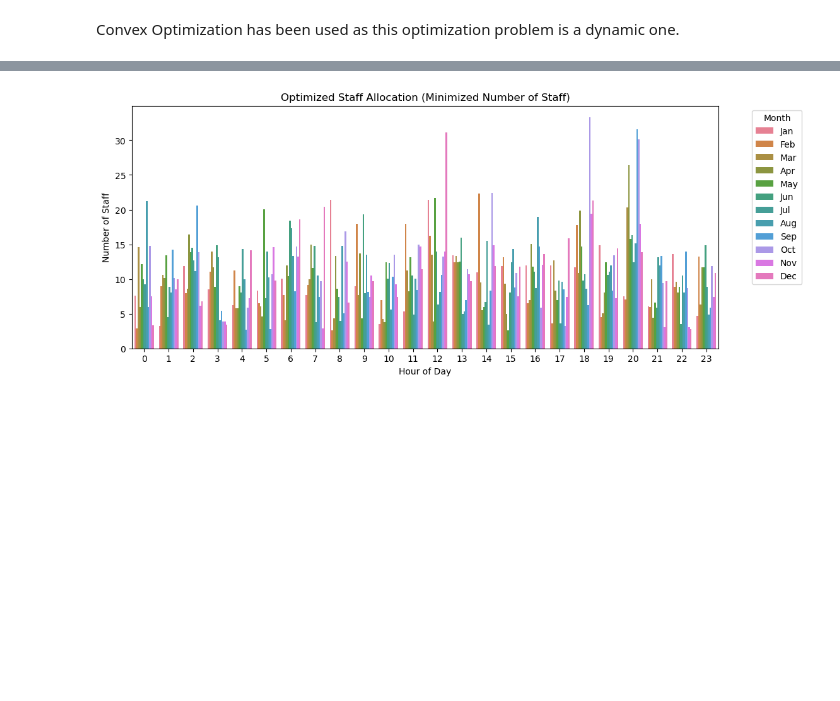
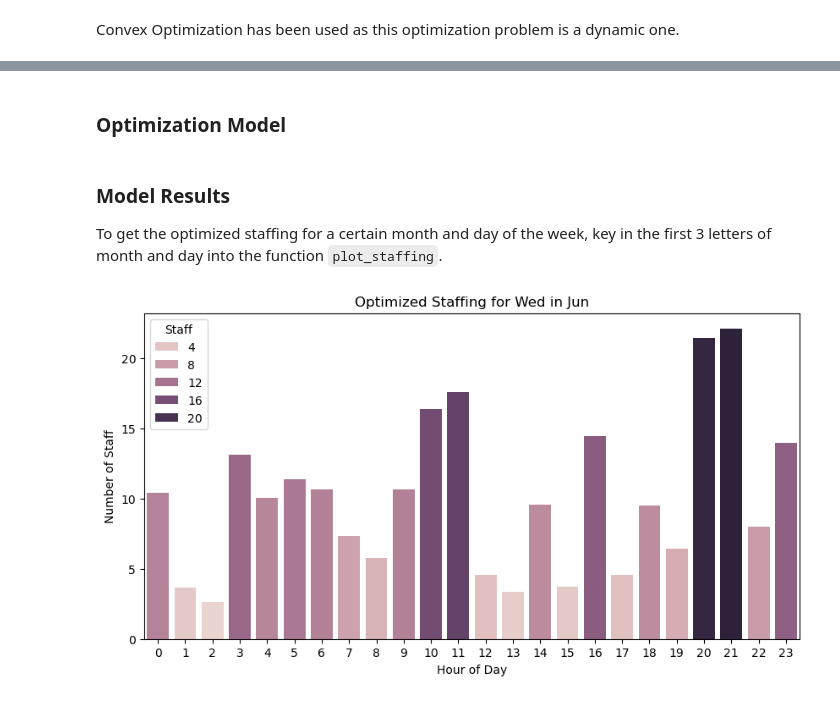
Before and after one commit to reallyjustalan/DSA3101_Group8_Project1, a Jupyter notebook: B3/DSA3101_B3_Modelling.ipynb, the cells around one changed output, grey strips where cells are left out. Saved outputs shown, nothing was run; the diff lists cells and outputs as text; code cells hidden in the pictures; blank space fills up the shorter version.

```diff
--- a/B3/DSA3101_B3_Modelling.ipynb
+++ b/B3/DSA3101_B3_Modelling.ipynb
@@ -85,38 +91,46 @@ Data required:
 - predicted demand for each month
 - average predicted surge in attendance during all special events
 - average peak periods in a day, surge in each hour
+# %% [markdown]
+### Optimization Model
 # %%
-## USE HYPOTHETICAL DATA FOR NOW ###
+### Use hypothetical data for now. Replace with our predictions. Starts here. ###
 
 # Sample Data: Predicted Demand for Each Hour, Month, and Special Events
 np.random.seed(42)
 months = ['Jan', 'Feb', 'Mar', 'Apr', 'May', 'Jun', 'Jul', 'Aug', 'Sep', 'Oct', 'Nov', 'Dec']
-time_periods = list(range(24))  # for 24 hours
+days = ['Mon', 'Tue', 'Wed', 'Thu', 'Fri', 'Sat', 'Sun']
+hours = list(range(24))  # for 24 hours
 
 # Generate synthetic demand with seasonality and special events
 data = []
 for month in months:
-    for hour in time_periods:
-        base_demand = np.random.randint(50, 300)  # Base demand
-        event_multiplier = np.random.choice([1, 1.5], p=[0.8, 0.2])  # 20% chance of event surge
-        peak_multiplier = 1.5 if hour in [12, 18, 20] else 1  # Higher demand at peak hours
-        demand = base_demand * event_multiplier * peak_multiplier
-        special_event = "Yes" if event_multiplier > 1 else "No"
-        data.append([month, hour, special_event, demand])
+    for day in days:
+        for hour in hours:
+            base_demand = np.random.randint(50, 300)  # Base demand
+            event_multiplier = np.random.choice([1, 1.5], p=[0.8, 0.2])  # 20% chance of event surge
+            peak_multiplier = 1.5 if hour in [12, 18, 20] else 1  # Higher demand at peak hours
+            day_multiplier = 1.2 if day in ['Sat', 'Sun'] else 1
+            demand = base_demand * event_multiplier * peak_multiplier * day_multiplier
+            special_event = "Yes" if event_multiplier > 1 else "No"
+            data.append([month, day, hour, special_event, demand])
 
-df = pd.DataFrame(data, columns=['Month', 'Hour', 'Special_Event', 'Predicted_Demand'])
+df = pd.DataFrame(data, columns=['Month', 'Day', 'Hour', 'Special_Event', 'Predicted_Demand'])
+
+### Use hypothetical data for now. Replace with our predictions. Ends here. ###
+
 
 # Decision variables for staffing per month and hour
-staff = {(month, hour): cp.Variable(nonneg=True) for month in months for hour in time_periods}
+staff = {(month, day, hour): cp.Variable(nonneg=True) for month in months for day in days for hour in hours}
 
 # Define objective function: Minimize total number of staff
-objective = cp.Minimize(cp.sum([staff[month, hour] for month in months for hour in time_periods]))
+objective = cp.Minimize(cp.sum([staff[month, day, hour] for month in months for day in days for hour in hours]))
 
 # Constraints: Ensure sufficient staff for predicted demand
 constraints = []
-for month, hour in staff.keys():
-    demand = df[(df['Month'] == month) & (df['Hour'] == hour)]['Predicted_Demand'].values[0]
-    constraints.append(staff[month, hour] >= demand / 20) # Assumption that each staff can serve 20 guests
+for month, day, hour in staff.keys():
+    demand = df[(df['Month'] == month) & (df['Day'] == day) & (df['Hour'] == hour)]['Predicted_Demand'].values[0]
+    constraints.append(staff[month, day, hour] >= demand / 20) # Assumption: each staff can serve 20 guests
 
 # Solve the optimization problem
 problem = cp.Problem(objective, constraints)
@@ -126,22 +140,35 @@ problem.solve()
 if problem.status == cp.OPTIMAL:
 
     # Extract optimized staffing
-    optimized_staffing = {(month, hour): staff[month, hour].value for month in months for hour in time_periods}
+    optimized_staffing = {(month, day, hour): staff[month, day, hour].value for month in months for day in days for hour in hours}
 
     # Convert results into DataFrame for visualization
-    staff_schedule = pd.DataFrame([(month, hour, v) for (month, hour), v in optimized_staffing.items()],
-                                  columns=['Month', 'Hour', 'Staff'])
-    staff_schedule.set_index(['Month', 'Hour'], inplace=True)
+    staff_schedule = pd.DataFrame([(month, day, hour, v) for (month, day, hour), v in optimized_staffing.items()],
+                                  columns=['Month', 'Day', 'Hour', 'Staff'])
 
     # Visualization
-    plt.figure(figsize=(12,5))
-    sns.barplot(data=staff_schedule.reset_index(), x="Hour", y="Staff", hue="Month")
-    plt.title("Optimized Staff Allocation (Minimized Number of Staff)")
-    plt.xlabel("Hour of Day")
-    plt.ylabel("Number of Staff")
-    plt.legend(title="Month", bbox_to_anchor=(1.05, 1), loc='upper left')
-    plt.show()
+    def plot_staffing(month, day):
+        if month not in months or day not in days:
+            print("Invalid input for month and day.")
+            return
+
+        plot_data = staff_schedule[(staff_schedule['Month'] == month) & (staff_schedule["Day"] == day)]
+
+        plt.figure(figsize = (10,5))
+        sns.barplot(data=plot_data, x="Hour", y="Staff", hue="Staff")
+        plt.title(f"Optimized Staffing for {day} in {month}")
+        plt.xlabel("Hour of Day")
+        plt.ylabel("Number of Staff")
+        plt.xticks(range(24))
+        plt.show
+
 else:
     print("Optimization failed:", problem.status)
-# %% [output]
-[figure, removed]
+# %% [markdown]
+### Model Results
+
+To get the optimized staffing for a certain month and day of the week, key in the first 3 letters of month and day into the function `plot_staffing`.
+# %%
+plot_staffing('Jun', 'Wed')
+# %% [output]
+[figure, added]
```
Also changed, not shown: parts of 6 cells of this notebook.
